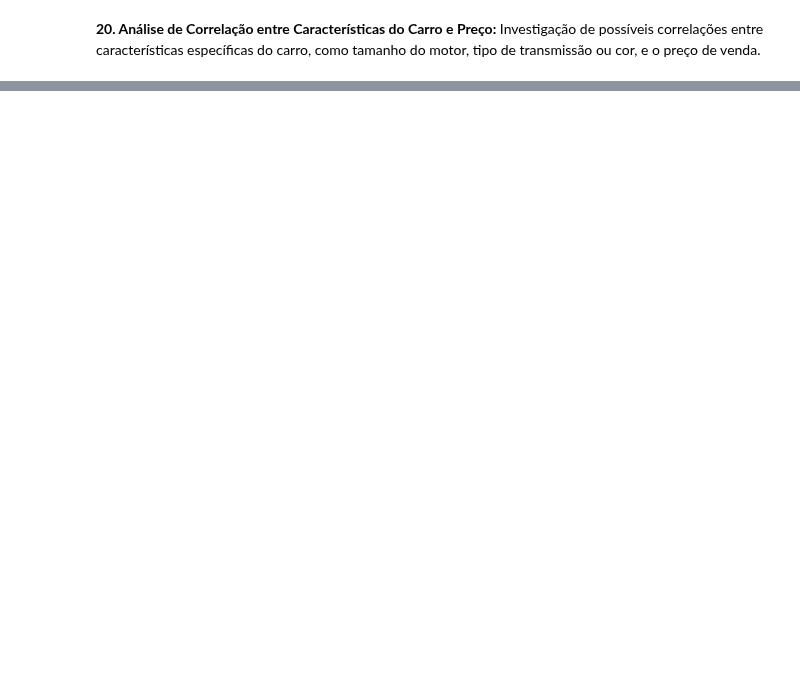
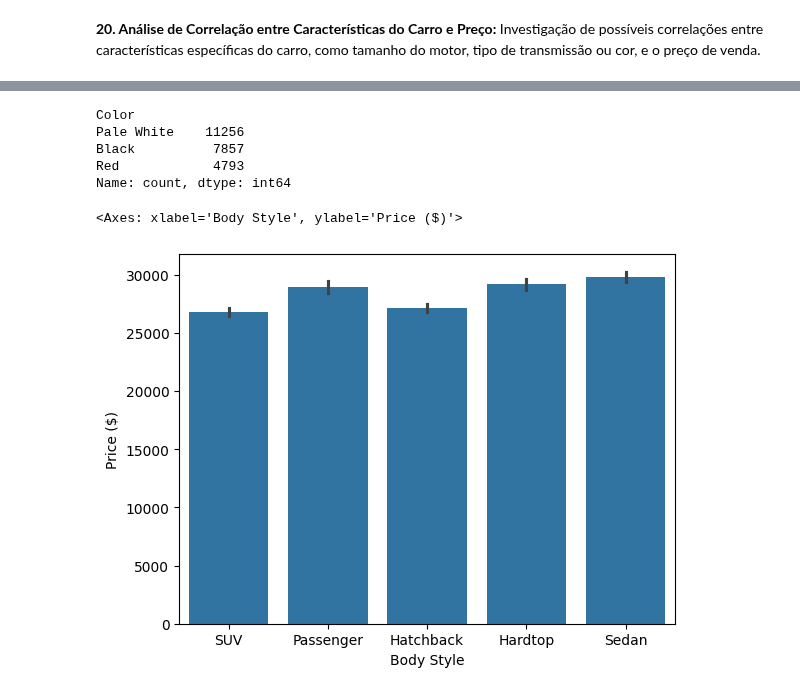
Before and after one commit to GabrielVila/Car-Sales-Report, a Jupyter notebook: projeto_carro.ipynb, the cells around one changed output, grey strips where cells are left out. Saved outputs shown, nothing was run; the diff lists cells and outputs as text; code cells hidden in the pictures; blank space fills up the shorter version.

```diff
--- a/projeto_carro.ipynb
+++ b/projeto_carro.ipynb
@@ -234,0 +308,2 @@ Name: count, dtype: int64
+# %%
+caracteristicas_preco = dados[['Price ($)', 'Color', 'Transmission', 'Body Style']]
@@ -234,0 +326,13 @@ Name: count, dtype: int64
+# %%
+caracteristicas_preco['Color'].value_counts()
+# %% [output]
+Color
+Pale White    11256
+Black          7857
+Red            4793
+Name: count, dtype: int64
+# %%
+sns.barplot(data=caracteristicas_preco, x='Body Style', y='Price ($)')
+# %% [output]
+<Axes: xlabel='Body Style', ylabel='Price ($)'>
+[figure, added]
```
Also changed, not shown: parts of 11 cells of this notebook.
